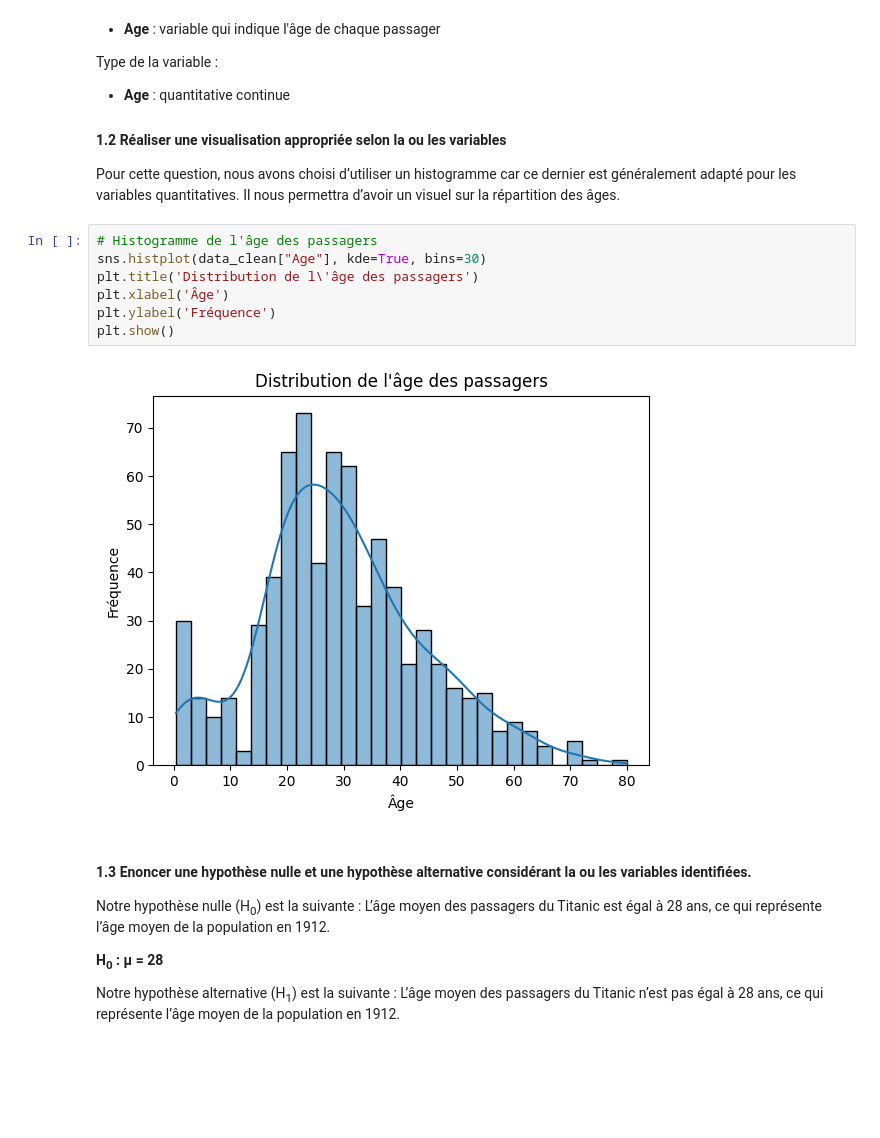
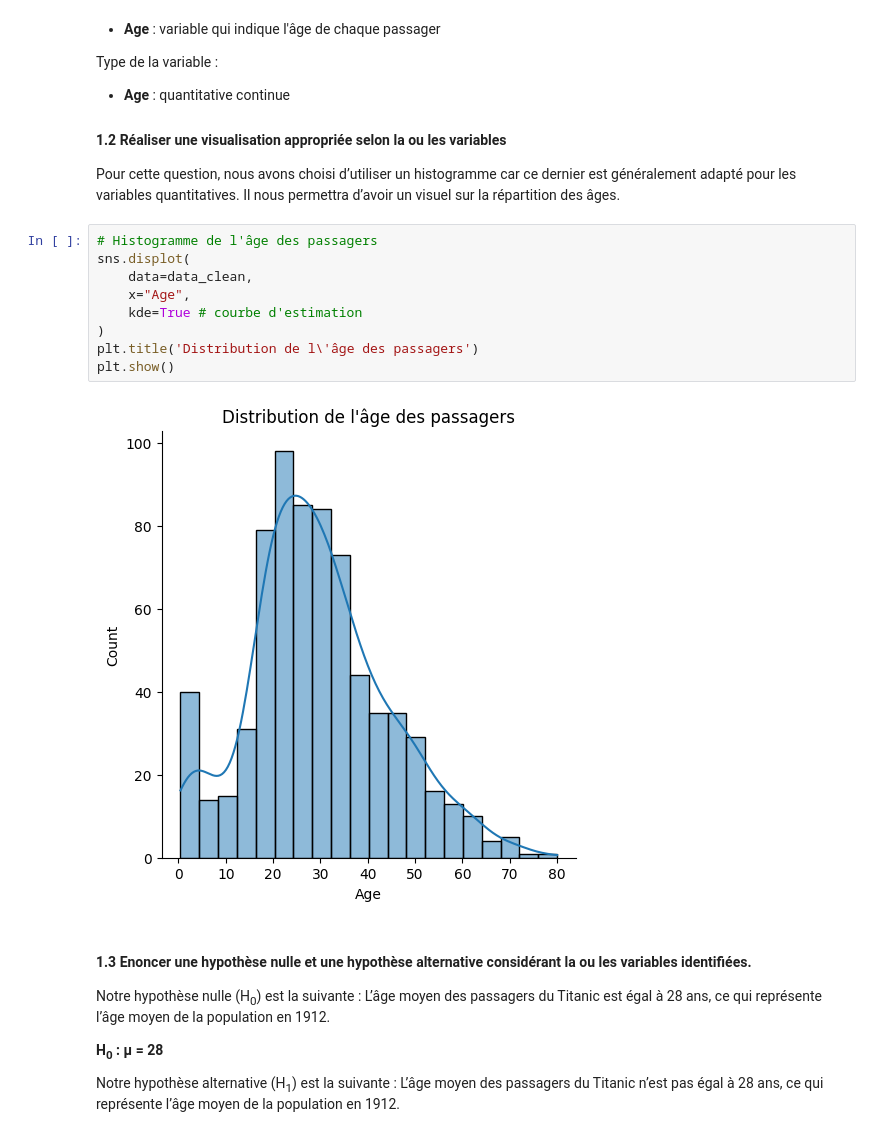
Before and after one commit to briandasilvac/AnalyseDonneesBrianCarlota, a Jupyter notebook: Projet.ipynb, the cells around one changed output. Drawn from its saved outputs; the diff is of its cells as text; blank space fills up the shorter version.

Commit message:
Correction histogramme pour la Q1

```diff
--- a/Projet.ipynb
+++ b/Projet.ipynb
@@ -120,13 +120,15 @@ Type de la variable :
 Pour cette question, nous avons choisi d’utiliser un histogramme car ce dernier est généralement adapté pour les variables quantitatives. Il nous permettra d’avoir un visuel sur la répartition des âges.
 # %%
 # Histogramme de l'âge des passagers
-sns.histplot(data_clean["Age"], kde=True, bins=30)
+sns.displot(
+    data=data_clean,
+    x="Age",
+    kde=True # courbe d'estimation
+)
 plt.title('Distribution de l\'âge des passagers')
-plt.xlabel('Âge')
-plt.ylabel('Fréquence')
 plt.show()
 # %% [output]
-[figure, old version]
+[figure, new version]
 # %% [markdown]
 #### 1.3 Enoncer une hypothèse nulle et une hypothèse alternative considérant la ou les variables identifiées.
 Notre hypothèse nulle (H<sub>0</sub>) est la suivante : L’âge moyen des passagers du Titanic est égal à 28 ans, ce qui représente l’âge moyen de la population en 1912.
```
Also changed, not shown: parts of 15 cells of this notebook.
